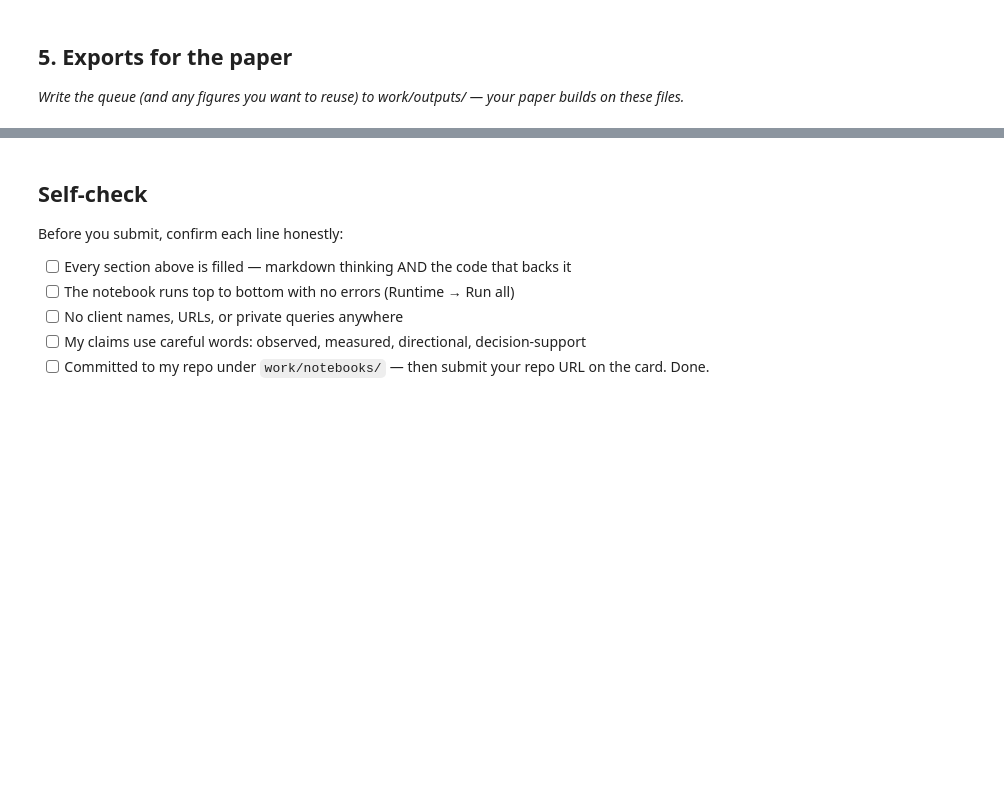
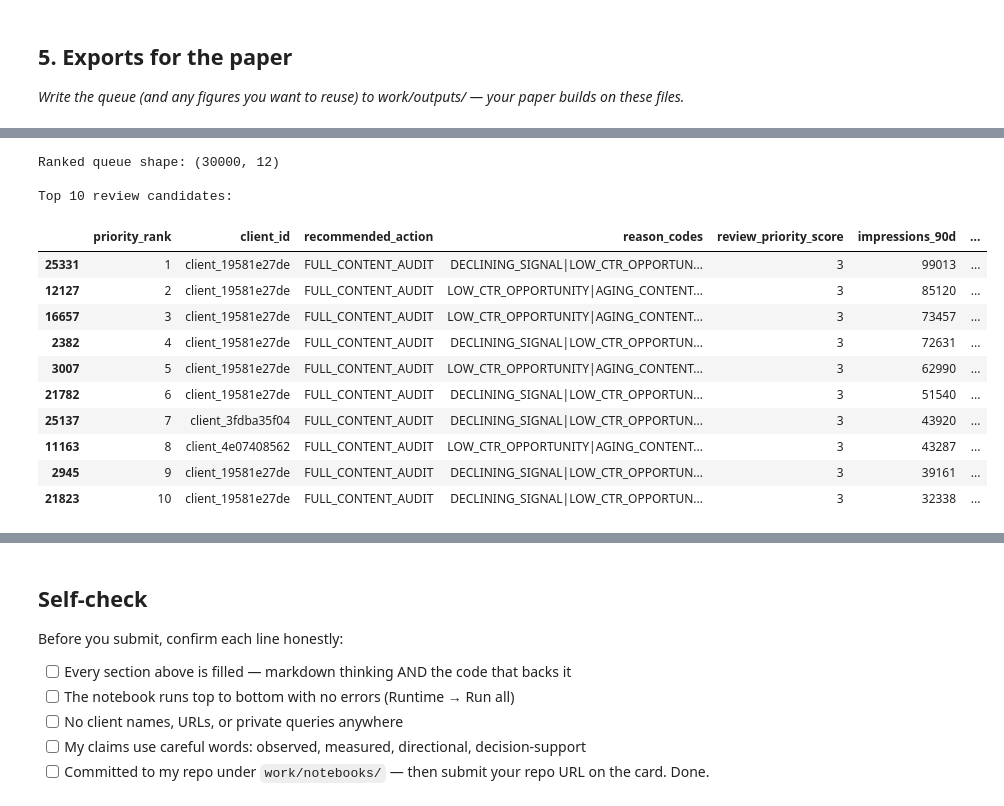
Before and after one commit to malaikasaleem944/malaika_flyrank, a Jupyter notebook: work/notebooks/w07_action_playbook.ipynb, the cells around one changed output, grey strips where cells are left out. Cells and saved outputs as stored; diff of their text form; code cells hidden in the pictures; blank space fills up the shorter version.

Commit message:
Complete W07 action playbook

```diff
--- a/work/notebooks/w07_action_playbook.ipynb
+++ b/work/notebooks/w07_action_playbook.ipynb
@@ -43,0 +337,5 @@ This skeleton is yours to fill. Work the sections **in order** — each one has
+# %%
+# Correct declining signal based on the actual dataset values
+df["declining_signal"] = df["trend_direction"].eq("down")
+
+print("Declining items:", int(df["declining_signal"].sum()))
@@ -43,0 +396,57 @@ This skeleton is yours to fill. Work the sections **in order** — each one has
+# %%
+# Create the ranked action queue
+
+# Higher signal count = earlier human review.
+# Impressions are used only as a secondary ordering signal.
+# This is a review-priority ranking, not a prediction of improvement.
+
+df["review_priority_score"] = df["signal_count"]
+
+ranked_queue = (
+    df.sort_values(
+        ["review_priority_score", "impressions_90d"],
+        ascending=[False, False]
+    )
+    .copy()
+)
+
+# Assign a unique 1-based priority rank
+ranked_queue["priority_rank"] = range(1, len(ranked_queue) + 1)
+
+# Select fields useful for human review and the paper
+queue_columns = [
+    "priority_rank",
+    "client_id",
+    "recommended_action",
+    "reason_codes",
+    "review_priority_score",
+    "impressions_90d",
+    "sessions_90d",
+    "clicks_90d",
+    "content_age_days",
+    "avg_position",
+    "ctr",
+    "trend_direction"
+]
+
+ranked_queue = ranked_queue[queue_columns]
+
+print("Ranked queue shape:", ranked_queue.shape)
+
+print("\nTop 10 review candidates:")
+display(ranked_queue.head(10))
+# %% [output]
+Ranked queue shape: (30000, 12)
+
+Top 10 review candidates:
+|  | priority_rank | client_id | recommended_action | reason_codes | review_priority_score | impressions_90d | ... |
+| 25331 | 1 | client_19581e27de | FULL_CONTENT_AUDIT | DECLINING_SIGNAL|LOW_CTR_OPPORTUN... | 3 | 99013 | ... |
+| 12127 | 2 | client_19581e27de | FULL_CONTENT_AUDIT | LOW_CTR_OPPORTUNITY|AGING_CONTENT... | 3 | 85120 | ... |
+| 16657 | 3 | client_19581e27de | FULL_CONTENT_AUDIT | LOW_CTR_OPPORTUNITY|AGING_CONTENT... | 3 | 73457 | ... |
+| 2382 | 4 | client_19581e27de | FULL_CONTENT_AUDIT | DECLINING_SIGNAL|LOW_CTR_OPPORTUN... | 3 | 72631 | ... |
+| 3007 | 5 | client_19581e27de | FULL_CONTENT_AUDIT | LOW_CTR_OPPORTUNITY|AGING_CONTENT... | 3 | 62990 | ... |
+| 21782 | 6 | client_19581e27de | FULL_CONTENT_AUDIT | DECLINING_SIGNAL|LOW_CTR_OPPORTUN... | 3 | 51540 | ... |
+| 25137 | 7 | client_3fdba35f04 | FULL_CONTENT_AUDIT | DECLINING_SIGNAL|LOW_CTR_OPPORTUN... | 3 | 43920 | ... |
+| 11163 | 8 | client_4e07408562 | FULL_CONTENT_AUDIT | LOW_CTR_OPPORTUNITY|AGING_CONTENT... | 3 | 43287 | ... |
+| 2945 | 9 | client_19581e27de | FULL_CONTENT_AUDIT | DECLINING_SIGNAL|LOW_CTR_OPPORTUN... | 3 | 39161 | ... |
+| 21823 | 10 | client_19581e27de | FULL_CONTENT_AUDIT | DECLINING_SIGNAL|LOW_CTR_OPPORTUN... | 3 | 32338 | ... |
```
Also changed, not shown: parts of 18 cells of this notebook.
